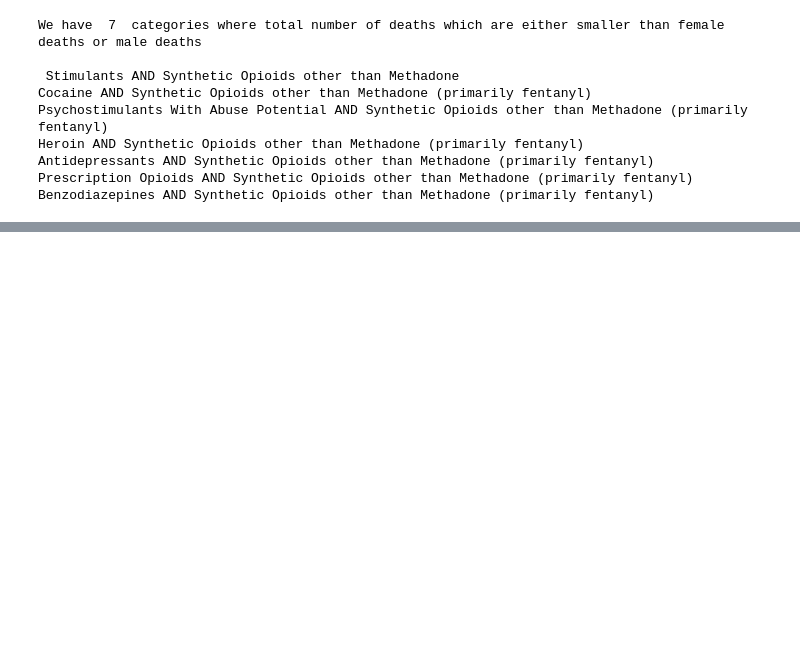
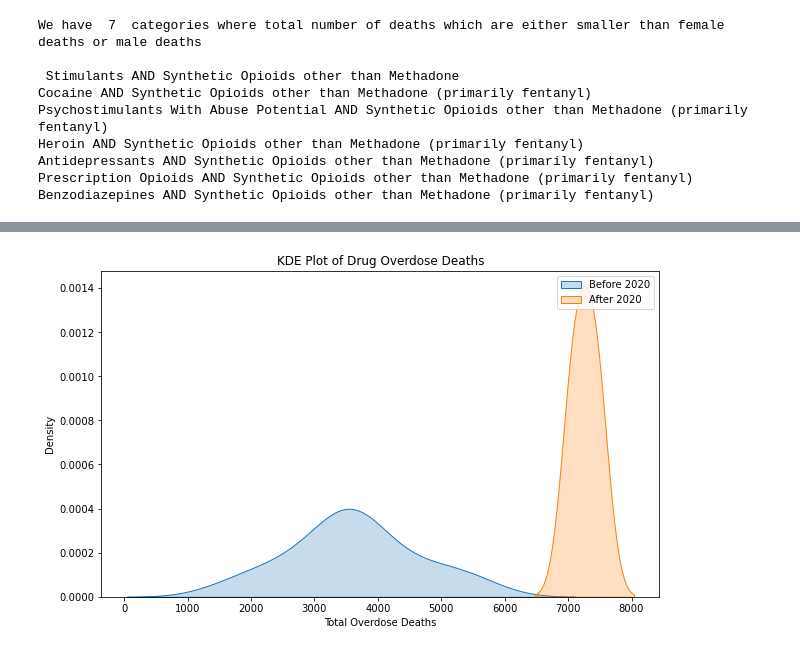
Before and after one commit to alexandra10zam/DataMadness, a Jupyter notebook: Data-madness.ipynb, the cells around one changed output, grey strips where cells are left out. Drawn from its saved outputs; the diff is of its cells as text; code cells hidden in the pictures; blank space fills up the shorter version.

Commit message:
final ready go p.s dont do drugs. please

```diff
--- a/Data-madness.ipynb
+++ b/Data-madness.ipynb
@@ -960,0 +423,12 @@ plt.show()
+# %%
+plt.figure(figsize=(10, 6))
+
+sns.kdeplot(df_covid[df_covid['Year'] < 2020]['Total Overdose Deaths'], shade=True, label='Before 2020')
+sns.kdeplot(df_covid[df_covid['Year'] >= 2020]['Total Overdose Deaths'], shade=True, label='After 2020')
+plt.xlabel('Total Overdose Deaths')
+plt.ylabel('Density')
+plt.title('KDE Plot of Drug Overdose Deaths')
+plt.legend()
+plt.show()
+# %% [output]
+[figure, added]
```
Also changed, not shown: parts of 140 cells of this notebook, 2 other files.
